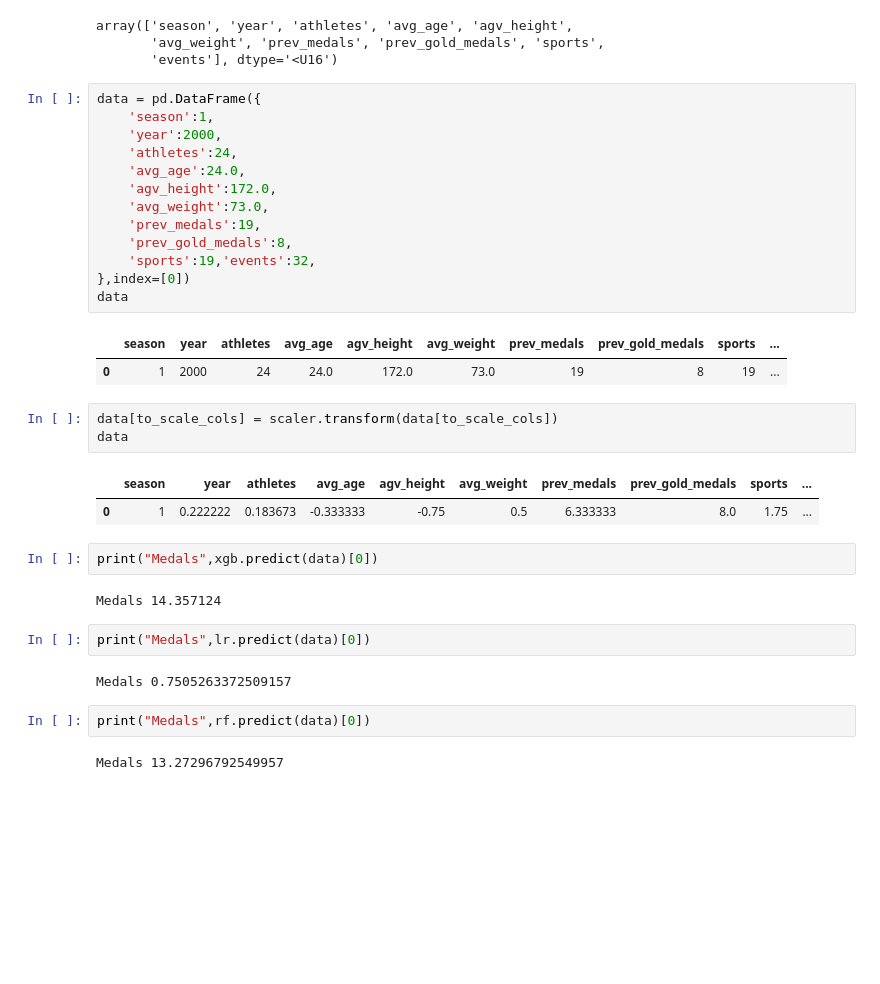
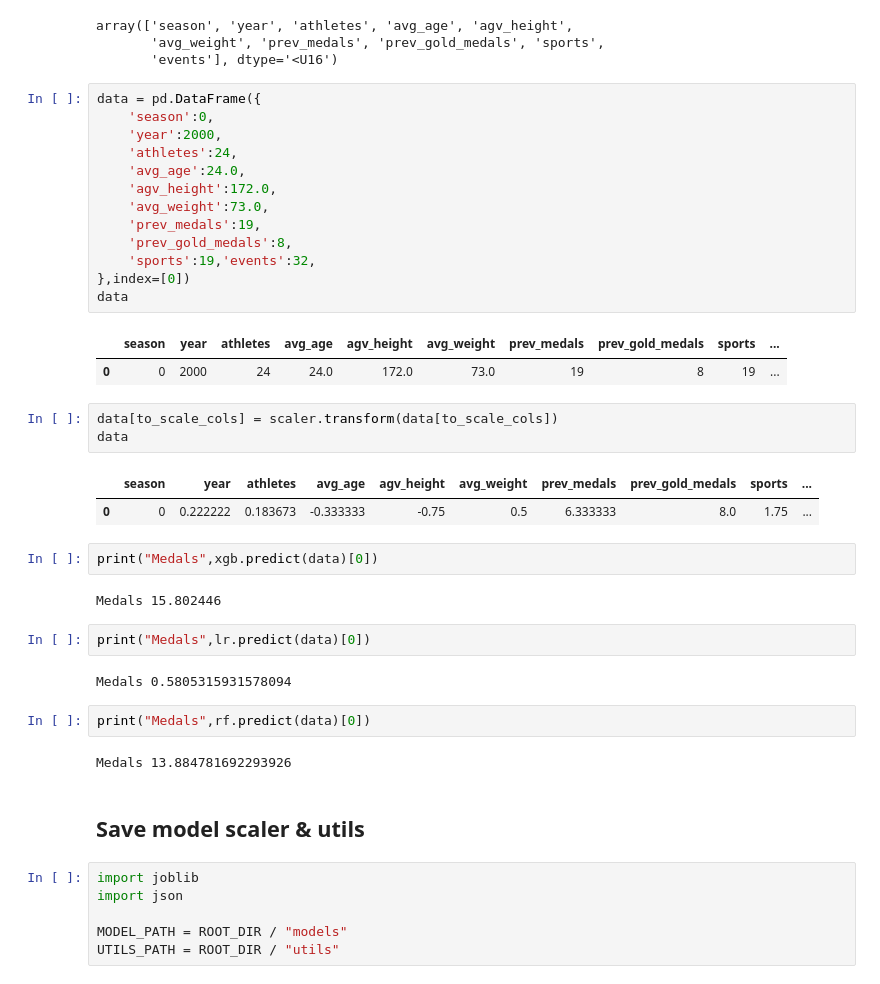
Before and after one commit to marshaale/olympic_medals_prediction, a Jupyter notebook: notebooks/regression.ipynb, the cells around one changed output. Cells and saved outputs as stored; diff of their text form; blank space fills up the shorter version.

Commit message:
save model scaler and columns

```diff
--- a/notebooks/regression.ipynb
+++ b/notebooks/regression.ipynb
@@ -256,35 +238,43 @@ array(['season', 'year', 'athletes', 'avg_age', 'agv_height',
        'events'], dtype='<U16')
 # %%
 data = pd.DataFrame({
-    'season':1,
+    'season':0,
     'year':2000,
     'athletes':24,
     'avg_age':24.0,
     'agv_height':172.0,
     'avg_weight':73.0,
     'prev_medals':19,
     'prev_gold_medals':8,
     'sports':19,'events':32,
 },index=[0])
 data
 # %% [output]
 |  | season | year | athletes | avg_age | agv_height | avg_weight | prev_medals | prev_gold_medals | sports | ... |
-| 0 | 1 | 2000 | 24 | 24.0 | 172.0 | 73.0 | 19 | 8 | 19 | ... |
+| 0 | 0 | 2000 | 24 | 24.0 | 172.0 | 73.0 | 19 | 8 | 19 | ... |
 # %%
 data[to_scale_cols] = scaler.transform(data[to_scale_cols])
 data
 # %% [output]
 |  | season | year | athletes | avg_age | agv_height | avg_weight | prev_medals | prev_gold_medals | sports | ... |
-| 0 | 1 | 0.222222 | 0.183673 | -0.333333 | -0.75 | 0.5 | 6.333333 | 8.0 | 1.75 | ... |
+| 0 | 0 | 0.222222 | 0.183673 | -0.333333 | -0.75 | 0.5 | 6.333333 | 8.0 | 1.75 | ... |
 # %%
 print("Medals",xgb.predict(data)[0])
 # %% [output]
-Medals 14.357124
+Medals 15.802446
 # %%
 print("Medals",lr.predict(data)[0])
 # %% [output]
-Medals 0.7505263372509157
+Medals 0.5805315931578094
 # %%
 print("Medals",rf.predict(data)[0])
 # %% [output]
-Medals 13.27296792549957
+Medals 13.884781692293926
+# %% [markdown]
+## Save model scaler & utils
+# %%
+import joblib
+import json
+
+MODEL_PATH = ROOT_DIR / "models"
+UTILS_PATH = ROOT_DIR / "utils"
```
Also changed, not shown: parts of 4 cells of this notebook, 3 other files.
